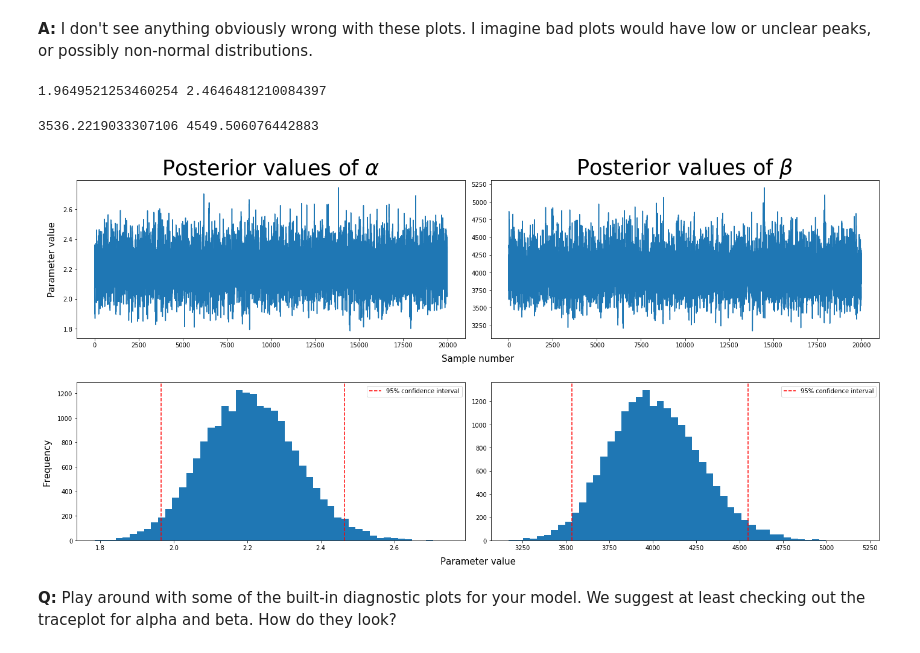
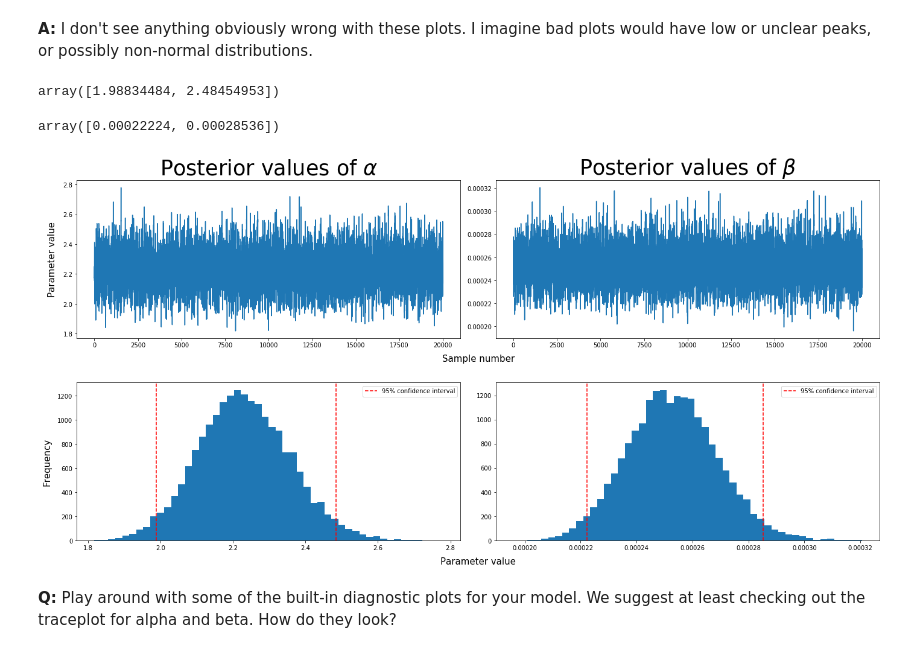
Before and after one commit to kevin-sharp24/Springboard, a Jupyter notebook: inferential_statistics_3-Q.ipynb, the cells around one changed output. Saved outputs shown, nothing was run; the diff lists cells and outputs as text; code cells hidden in the pictures.

```diff
--- a/inferential_statistics_3-Q.ipynb
+++ b/inferential_statistics_3-Q.ipynb
@@ -110,8 +110,8 @@ will accurately map to what beta's posterior distribution should be.
 """
 
 with pm.Model() as model:
-    alpha_ = pm.Exponential('alpha_', alpha_est)
-    rate_ = pm.Exponential('rate_', beta_est)
+    alpha_ = pm.Exponential('alpha_', 1/alpha_est)
+    rate_ = pm.Exponential('rate_', 1/rate_est)
     gamma_ = pm.Gamma('gamma_', alpha_, rate_, observed=no_insurance)
     trace = pm.sample(10000, tune=10000)
 # %% [output]
@@ -139,13 +133,16 @@ beta = 1/rate
-# %%
-alpha_ci = np.array([alpha.quantile(.025), alpha.quantile(.975)])
-print(alpha_ci[0], alpha_ci[1])
-# %% [output]
-1.9649521253460254 2.4646481210084397
-# %%
-beta_ci = np.array([beta.quantile(.025), beta.quantile(.975)])
-print(beta_ci[0], beta_ci[1])
-# %% [output]
-3536.2219033307106 4549.506076442883
+# %%
+alpha_samples = trace['alpha_']
+beta_samples = trace['rate_']
+# %%
+alpha_ci = np.percentile(alpha_samples, [2.5, 97.5])
+alpha_ci
+# %% [output]
+array([1.98834484, 2.48454953])
+# %%
+beta_ci = np.percentile(beta_samples, [2.5, 97.5])
+beta_ci
+# %% [output]
+array([0.00022224, 0.00028536])
 # %%
 fig = plt.figure(figsize=(20,10))
 
@@ -158,38 +155,38 @@ _ = axa.spines['right'].set_color('none')
 _ = axa.tick_params(labelcolor='w', top=False, bottom=False, left=False, right=False)
 
 ax1 = fig.add_subplot(221)
-_ = ax1.plot(alpha)
+_ = ax1.plot(alpha_samples)
 _ = ax1.set_title(r'Posterior values of $\alpha$', fontsize=35, pad=10)
 _ = ax1.set_ylabel('Parameter value', fontsize=15, labelpad=10)
 
 ax2 = fig.add_subplot(222)
-_ = ax2.plot(beta)
+_ = ax2.plot(beta_samples)
 _ = ax2.set_title(r'Posterior values of $\beta$', fontsize=35, pad=10)
 
 axb = fig.add_subplot(212)
 _ = axb.set_xlabel('Parameter value', fontsize=15, labelpad=10)
 _ = axb.spines['top'].set_color('none')
 _ = axb.spines['bottom'].set_color('none')
 _ = axb.spines['left'].set_color('none')
 _ = axb.spines['right'].set_color('none')
 _ = axb.tick_params(labelcolor='w', top=False, bottom=False, left=False, right=False)
 
 ax3 = fig.add_subplot(223)
-_ = ax3.hist(alpha, bins=50)
+_ = ax3.hist(alpha_samples, bins=50)
 _ = ax3.set_ylabel('Frequency', fontsize=15, labelpad=10)
 _ = plt.axvline(alpha_ci[0], linestyle='--', color='red', label='95% confidence interval')
 _ = plt.axvline(alpha_ci[1], linestyle='--', color='red')
 _ = plt.legend()
 
 ax4 = fig.add_subplot(224)
-_ = ax4.hist(beta, bins=50)
+_ = ax4.hist(beta_samples, bins=50)
 _ = plt.axvline(beta_ci[0], linestyle='--', color='red', label='95% confidence interval')
 _ = plt.axvline(beta_ci[1], linestyle='--', color='red')
 _ = plt.legend()
 
 _ = fig.tight_layout()
 # %% [output]
-[figure, old version]
+[figure, new version]
 # %% [markdown]
 __Q:__ Play around with some of the built-in diagnostic plots for your model. We suggest at least checking out the traceplot for alpha and beta. How do they look?
 # %% [markdown]
```
Also changed, not shown: parts of 5 cells of this notebook.
